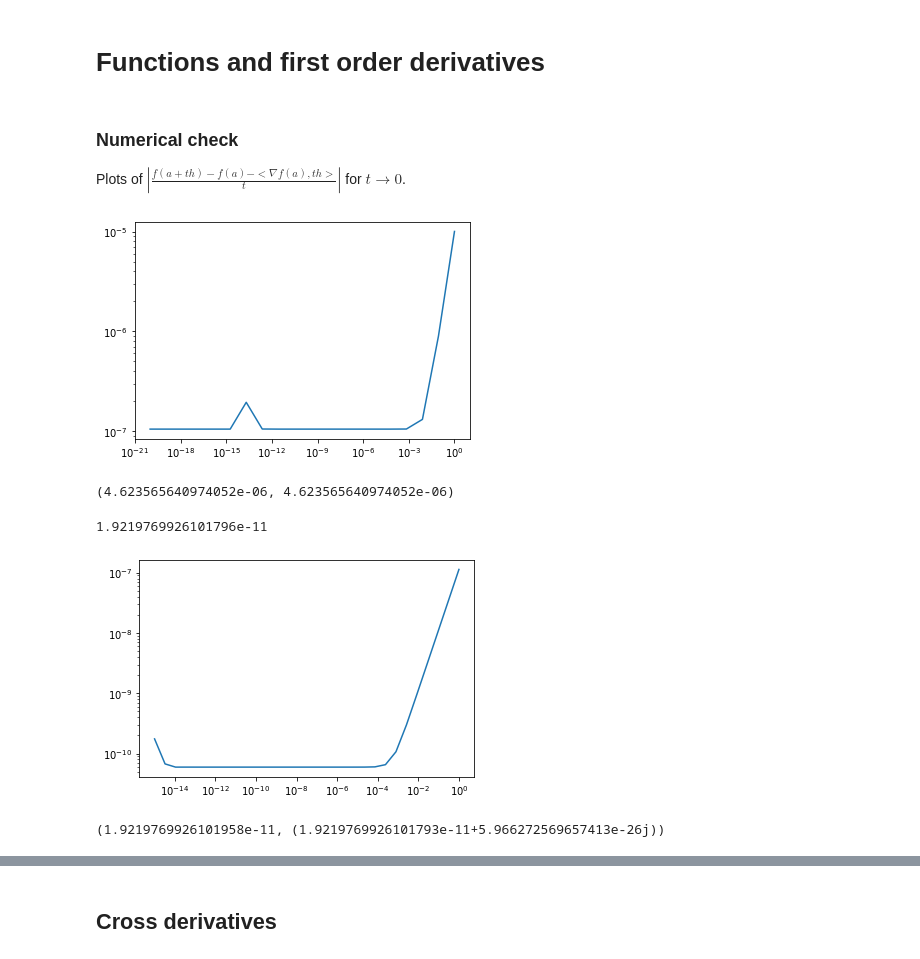
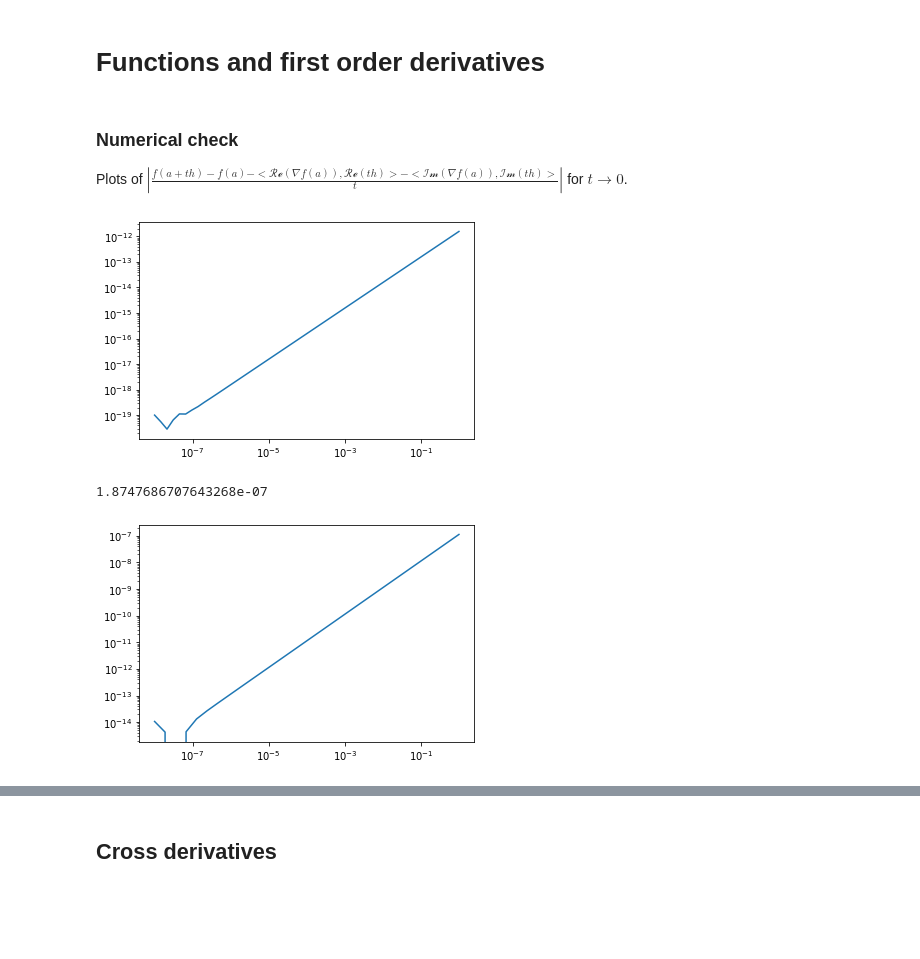
Before and after one commit to Biagig/Learning-Sampling-Pattern, a Jupyter notebook: Upper Level.ipynb, the cells around one changed output, grey strips where cells are left out. Cells and saved outputs as stored; diff of their text form; code cells hidden in the pictures; blank space fills up the shorter version.

```diff
--- a/Upper Level.ipynb
+++ b/Upper Level.ipynb
@@ -38,7 +38,7 @@ from algo.upper_level_utils import *
 from scipy.optimize.lbfgsb import fmin_l_bfgs_b
 # %%
 u0 = get_sample_data('2d-mri')
-u0_mat = u0.data[125:175,125:175]
+u0_mat = (1+0j)*u0.data[125:175,125:175]
 # %%
 n=u0_mat.shape[0]
 x = np.linspace(0,n,n,endpoint=False)/n-0.5
@@ -78,7 +82,7 @@ pysap.Image(data=fourier_op.adj_op(p[:-1]*y)).show()
 # Definition of functions
 Only for one linear operator for the moment (wavelet).
 # %%
-x = np.linspace(0,3*param["gamma"],200)
-plt.plot(x,rho_vec(x,param["gamma"]))
+x = np.linspace(0.1*param["gamma"],3*param["gamma"],200)
+plt.plot(x,phi_vec(x,param["gamma"]))
 # %% [output]
 [<matplotlib.lines.Line2D at 0x...>]
@@ -105,46 +109,39 @@ def Du_Ereg(x,p):
 def Du_Etot(x,p):return Du_Eeps(x,p)+Du_Edata(x,p)+Du_Ereg(x,p)
 # %% [markdown]
 ### Numerical check
-Plots of $\left|\frac{f(a+th)-f(a)-<\nabla f(a),th>}{t}\right|$ for $t\rightarrow 0$.
+Plots of $\left|\frac{f(a+th)-f(a)-<\mathcal{Re}(\nabla f(a)),\mathcal{Re}(th)>-<\mathcal{Im}(\nabla f(a)),\mathcal{Im}(th)>}{t}\right|$ for $t\rightarrow 0$.
 # %%
 # -- Eeps --
 #Two random vectors with same amplitude
-a = np.random.randn(2*n**2).view(np.complex128).reshape((n,n))/n
-a2 = np.random.randn(2*n**2).view(np.complex128).reshape((n,n))/n
+a = np.random.randn(2*n**2).view(np.complex128).reshape((n,n))/n*np.linalg.norm(u0_mat)
+a2 = np.random.randn(2*n**2).view(np.complex128).reshape((n,n))/n*np.linalg.norm(u0_mat)
 
-tests = np.logspace(-20,0,20)
+tests = np.logspace(-8,0,50)
 real_values = np.array([Eeps(a+t*a2,radial_p) for t in tests])
-approx = np.array([Eeps(a,radial_p)+np.sum(Du_Eeps(a,radial_p)*np.conj(t*a2)) for t in tests])
+approx = np.array([Eeps(a,radial_p)+t*np.sum(np.real(Du_Eeps(a,radial_p))*np.real(a2)+
+                                          np.imag(Du_Eeps(a,radial_p))*np.imag(a2)) for t in tests])
 
-plt.plot(tests,np.abs((real_values-approx)/tests))
+plt.plot(tests,np.abs((real_values-approx))/tests)
 plt.xscale("log")
 plt.yscale("log")
 # %% [output]
-[figure, old version]
+[figure, new version]
-# %%
-real_values[0],approx[0]
-# %% [output]
-(4.623565640974052e-06, 4.623565640974052e-06)
 # %%
 # -- Edata --
 #Random vector with same amplitude as u0
-a = u0_mat
-#a = np.random.randn(2*n**2).view(np.complex128).reshape((n,n))/n*np.linalg.norm(u0_mat)
+a = np.random.randn(2*n**2).view(np.complex128).reshape((n,n))/n*np.linalg.norm(u0_mat)
 a2 = np.random.randn(2*n*n).view(np.complex128).reshape((n,n))/n*np.linalg.norm(u0_mat)
 
 p=radial_p
-tests = np.logspace(-15,0,30)
+tests = np.logspace(-8,0,30)
 real_values = np.array([Edata(a+t*a2,p) for t in tests])
-approx = np.array([Edata(a,p)+t*np.sum(Du_Edata(a,radial_p)*np.conj(a2)) for t in tests])
+approx = np.array([Edata(a,p)+np.sum(np.real(Du_Edata(a,radial_p))*np.real(t*a2)+
+                                          np.imag(Du_Edata(a,radial_p))*np.imag(t*a2)) for t in tests])
 
 print(Edata(a,radial_p))
-plt.plot(tests,np.abs((real_values-approx)/tests))
+plt.plot(tests,np.abs((real_values-approx))/tests)
 plt.xscale("log")
 plt.yscale("log")
 # %% [output]
-1.9219769926101796e-11
+1.8747686707643268e-07
-[figure, old version]
+[figure, new version]
-# %%
-real_values[0],approx[0]
-# %% [output]
-(1.9219769926101958e-11, (1.9219769926101793e-11+5.966272569657413e-26j))
```
Also changed, not shown: parts of 37 cells of this notebook.
